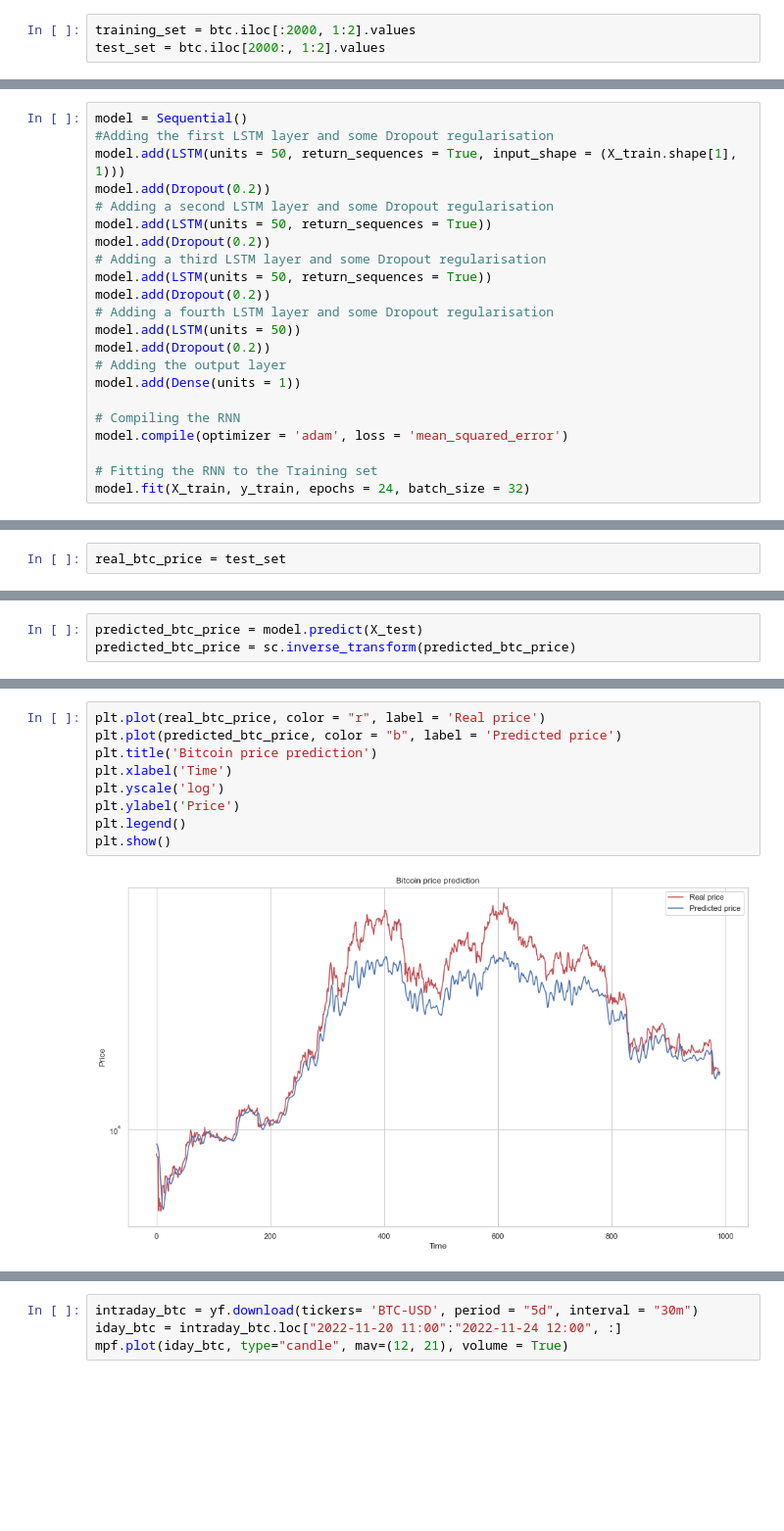
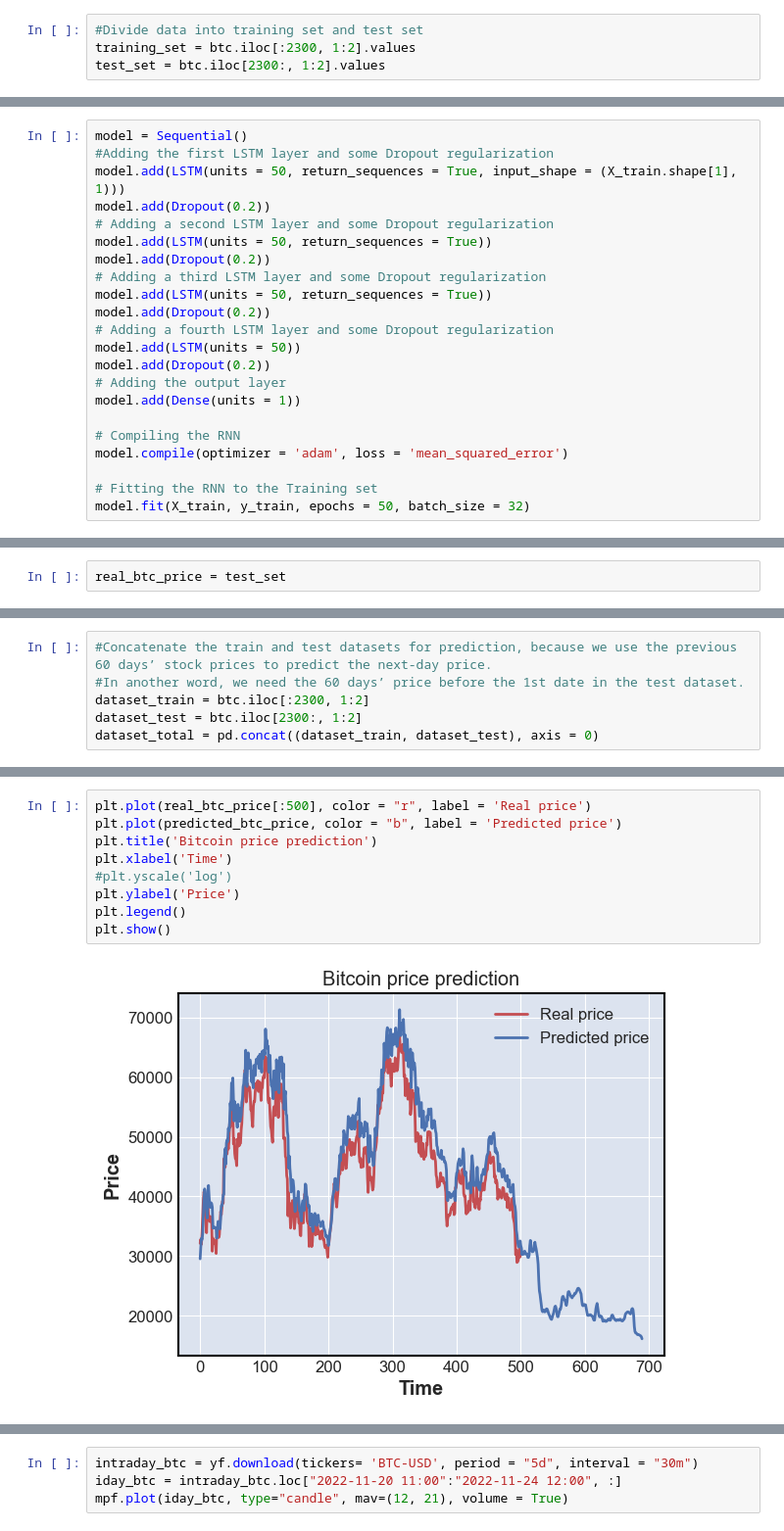
Before and after one commit to litosmunoz/Introduction-to-Quantitative-Trading, a Jupyter notebook: pruebas/btc_.ipynb, the cells around one changed output, grey strips where cells are left out. Shown at 98% size. Saved outputs shown, nothing was run; the diff lists cells and outputs as text; blank space fills up the shorter version.

```diff
--- a/pruebas/btc_.ipynb
+++ b/pruebas/btc_.ipynb
@@ -39,6 +39,7 @@ btc.head()
 | 3 | 2014-09-20 | 394.673004 | 423.295990 | 389.882996 | 408.903992 | 408.903992 | 36863600 |
 | 4 | 2014-09-21 | 408.084991 | 412.425995 | 393.181000 | 398.821014 | 398.821014 | 26580100 |
 # %%
-training_set = btc.iloc[:2000, 1:2].values
-test_set = btc.iloc[2000:, 1:2].values
+#Divide data into training set and test set
+training_set = btc.iloc[:2300, 1:2].values
+test_set = btc.iloc[2300:, 1:2].values
 # %%
@@ -61,15 +63,15 @@ X_train.shape
 # %%
 model = Sequential()
-#Adding the first LSTM layer and some Dropout regularisation
+#Adding the first LSTM layer and some Dropout regularization
 model.add(LSTM(units = 50, return_sequences = True, input_shape = (X_train.shape[1], 1)))
 model.add(Dropout(0.2))
-# Adding a second LSTM layer and some Dropout regularisation
+# Adding a second LSTM layer and some Dropout regularization
 model.add(LSTM(units = 50, return_sequences = True))
 model.add(Dropout(0.2))
-# Adding a third LSTM layer and some Dropout regularisation
+# Adding a third LSTM layer and some Dropout regularization
 model.add(LSTM(units = 50, return_sequences = True))
 model.add(Dropout(0.2))
-# Adding a fourth LSTM layer and some Dropout regularisation
+# Adding a fourth LSTM layer and some Dropout regularization
 model.add(LSTM(units = 50))
 model.add(Dropout(0.2))
 # Adding the output layer
@@ -79,5 +81,5 @@ model.add(Dense(units = 1))
 model.compile(optimizer = 'adam', loss = 'mean_squared_error')
 
 # Fitting the RNN to the Training set
-model.fit(X_train, y_train, epochs = 24, batch_size = 32)
+model.fit(X_train, y_train, epochs = 50, batch_size = 32)
 # %% [output]
@@ -111,0 +106,6 @@ inputs = sc.transform(inputs)
+# %%
+#Concatenate the train and test datasets for prediction, because we use the previous 60 days’ stock prices to predict the next-day price.
+#In another word, we need the 60 days’ price before the 1st date in the test dataset.
+dataset_train = btc.iloc[:2300, 1:2]
+dataset_test = btc.iloc[2300:, 1:2]
+dataset_total = pd.concat((dataset_train, dataset_test), axis = 0)
@@ -145,3 +138,0 @@ print(X_test.shape)
-# %%
-predicted_btc_price = model.predict(X_test)
-predicted_btc_price = sc.inverse_transform(predicted_btc_price)
@@ -150,12 +150,12 @@ predicted_btc_price = sc.inverse_transform(predicted_btc_price)
 # %%
-plt.plot(real_btc_price, color = "r", label = 'Real price')
+plt.plot(real_btc_price[:500], color = "r", label = 'Real price')
 plt.plot(predicted_btc_price, color = "b", label = 'Predicted price')
 plt.title('Bitcoin price prediction')
 plt.xlabel('Time')
-plt.yscale('log')
+#plt.yscale('log')
 plt.ylabel('Price')
 plt.legend()
 plt.show()
 # %% [output]
-[figure, old version]
+[figure, new version]
 # %%
```
Also changed, not shown: parts of 16 cells of this notebook, 2 other files.
